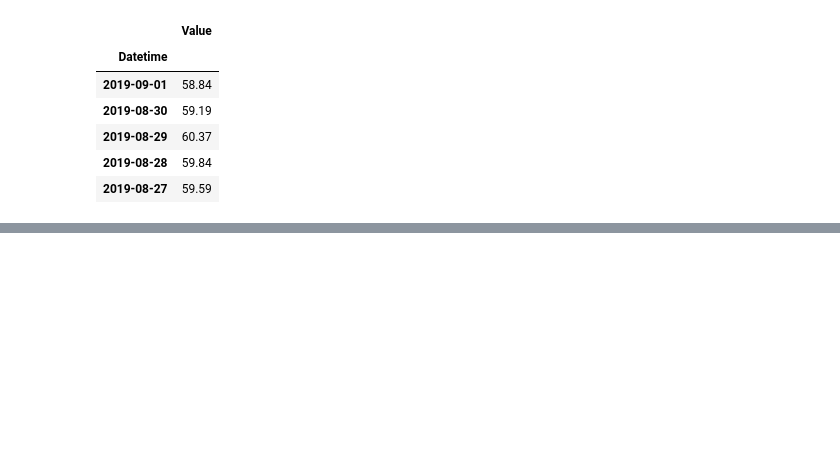
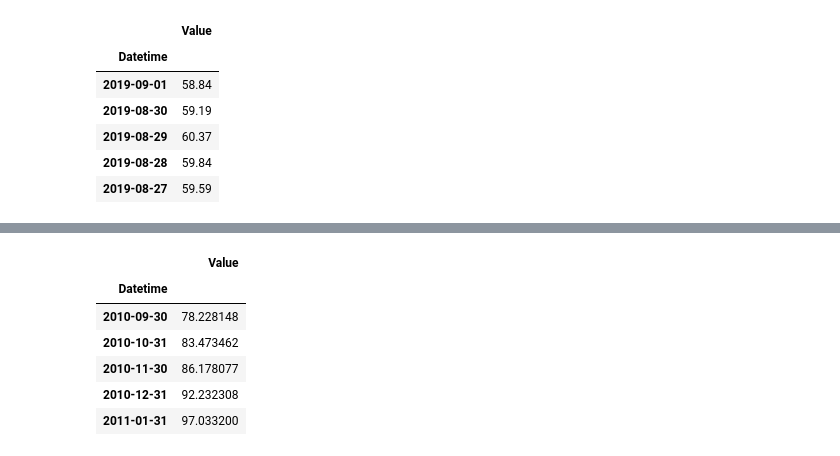
Before and after one commit to superpavelka/Machine-Learning-in-Business, a Jupyter notebook: Task1/Task1.ipynb, the cells around one changed output, grey strips where cells are left out. Saved outputs shown, nothing was run; the diff lists cells and outputs as text; code cells hidden in the pictures; blank space fills up the shorter version.

```diff
--- a/Task1/Task1.ipynb
+++ b/Task1/Task1.ipynb
@@ -264,0 +272,13 @@ brent_data_week.asfreq(freq='2D').head()
+# %%
+brent_data_month = brent_data.copy()
+brent_data_month = brent_data_month.iloc[::-1]
+brent_data_month = brent_data_month.resample("M").mean()
+brent_data_month.head()
+# %% [output]
+|  | Value |
+| Datetime |  |
+| 2010-09-30 | 78.228148 |
+| 2010-10-31 | 83.473462 |
+| 2010-11-30 | 86.178077 |
+| 2010-12-31 | 92.232308 |
+| 2011-01-31 | 97.033200 |
```
Also changed, not shown: parts of 8 cells of this notebook.
